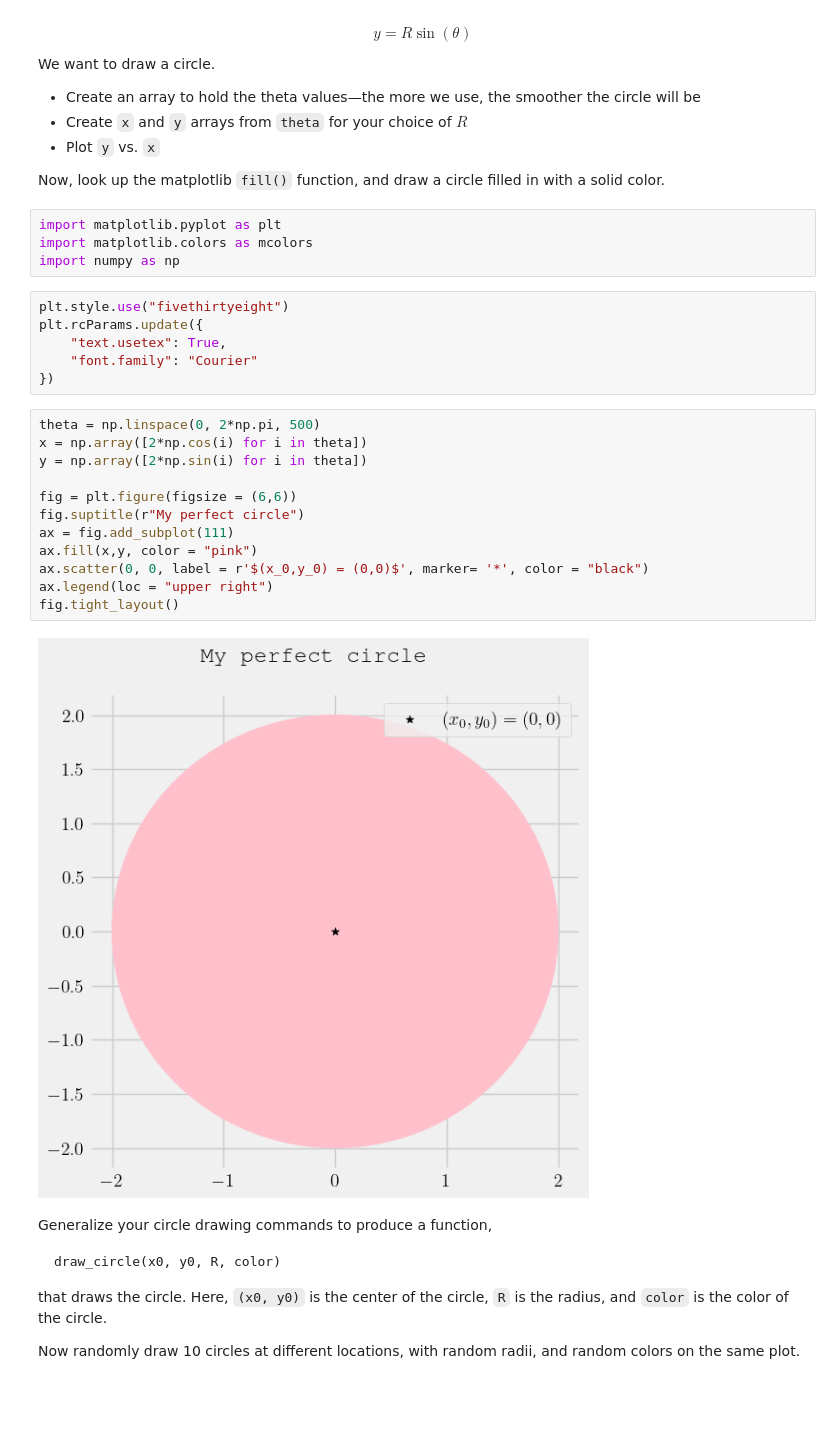
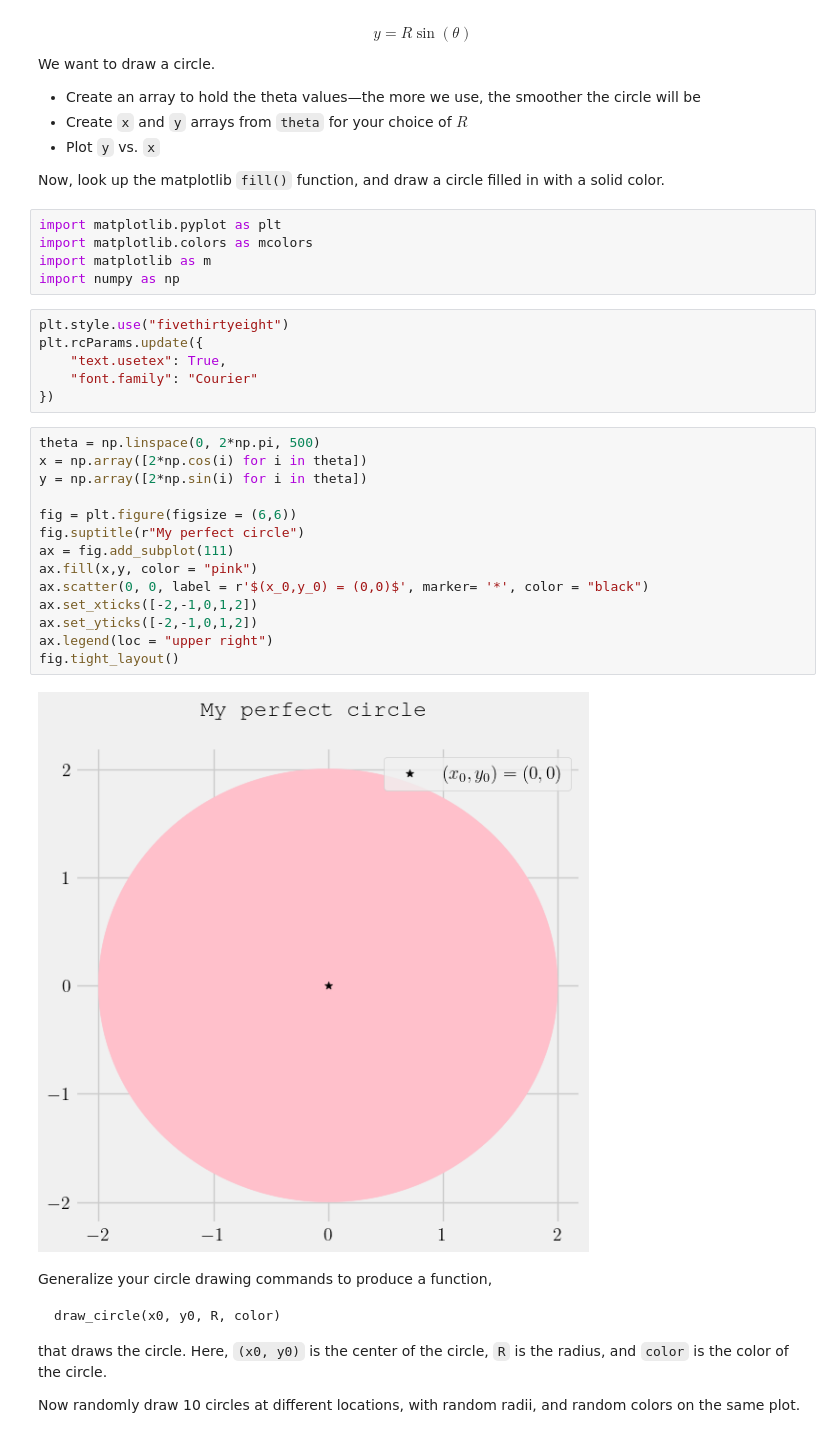
Before and after one commit to matilde-garcia/scientificcomputing_bicocca_2025, a Jupyter notebook: working/L03_mycode.ipynb, the cells around one changed output. Cells and saved outputs as stored; diff of their text form; blank space fills up the shorter version.

````diff
--- a/working/L03_mycode.ipynb
+++ b/working/L03_mycode.ipynb
@@ -34,6 +44,7 @@ Now, look up the matplotlib `fill()` function, and draw a circle filled in with
 # %%
 import matplotlib.pyplot as plt
 import matplotlib.colors as mcolors
+import matplotlib as m
 import numpy as np
 # %%
 plt.style.use("fivethirtyeight")
@@ -44,17 +55,19 @@ plt.rcParams.update({
 # %%
 theta = np.linspace(0, 2*np.pi, 500)
 x = np.array([2*np.cos(i) for i in theta])
 y = np.array([2*np.sin(i) for i in theta])
 
 fig = plt.figure(figsize = (6,6))
 fig.suptitle(r"My perfect circle")
 ax = fig.add_subplot(111)
 ax.fill(x,y, color = "pink")
 ax.scatter(0, 0, label = r'$(x_0,y_0) = (0,0)$', marker= '*', color = "black")
+ax.set_xticks([-2,-1,0,1,2])
+ax.set_yticks([-2,-1,0,1,2])
 ax.legend(loc = "upper right")
 fig.tight_layout()
 # %% [output]
-[figure, old version]
+[figure, new version]
 # %% [markdown]
 Generalize your circle drawing commands to produce a function,
 ```
````
Also changed, not shown: parts of 5 cells of this notebook, 1 other file.
